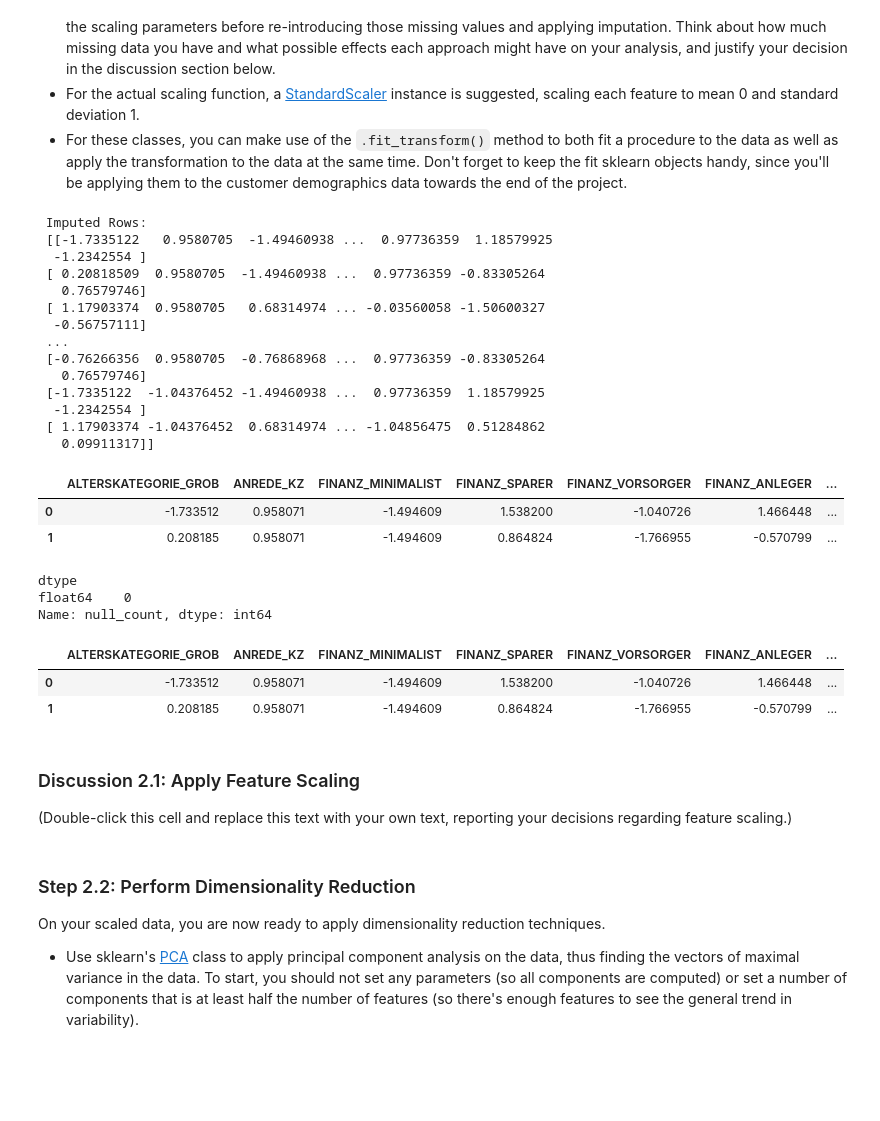
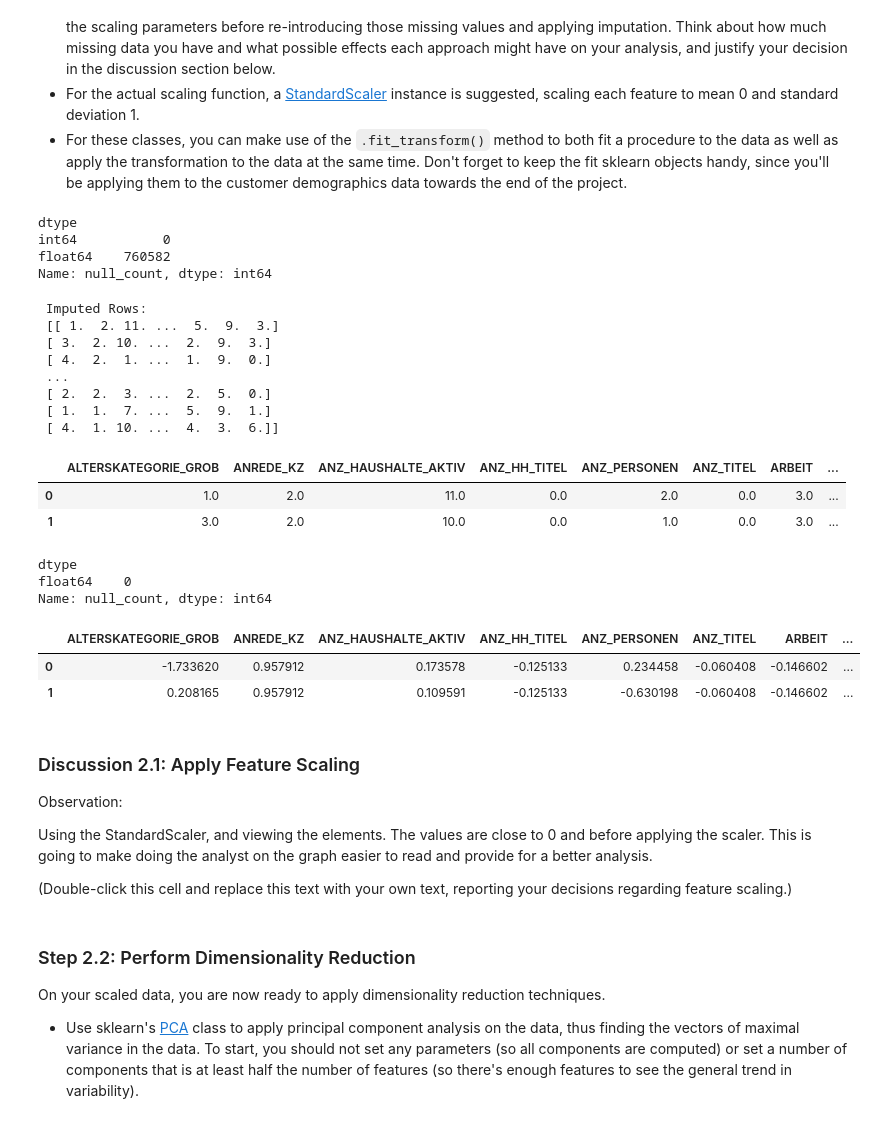
Before and after one commit to darinjswilliams/CustomerSegmentsArvato, a Jupyter notebook: Identify_Customer_Segments.ipynb, the cells around one changed output. Cells and saved outputs as stored; diff of their text form; code cells hidden in the pictures; blank space fills up the shorter version.

```diff
--- a/Identify_Customer_Segments.ipynb
+++ b/Identify_Customer_Segments.ipynb
@@ -911 +950,3 @@ rows_lt_20_subset =  create_feature_rows(rows_lt_20_subset)
+# %%
+rows_lower_threshold =  create_feature_rows(rows_lower_threshold)
 # %%
@@ -920,9 +972,7 @@ rows_lt_20_subset.head()
 # %%
 mixed_data_type_rows = feat_info[feat_info['type'] == 'mixed']['attribute'].values
-
-
 #now find the vales in row lt 20 data frame
-mixed_data_type_rows = [n for n in mixed_data_type_rows if n in rows_lt_20_subset.columns]
+mixed_data_type_rows = [n for n in mixed_data_type_rows if n in rows_lower_threshold.columns]
 print(len(mixed_data_type_rows))
 # %% [output]
 6
@@ -1095,0 +1156,8 @@ verify_clean_data.head()
+# %%
+# Load in the feature summary file.
+# general_demo_df = azdias_demogrh_df.copy()
+# summary_df = feat_info.copy
+# customer_demo_df = cst_demogrh_df.copy()
+test_general_demo_df = general_demo_df.copy()
+clean_data_df = clean_data(test_general_demo_df)
+clean_data_df.head()
@@ -1112,33 +1187,35 @@ Before we apply dimensionality reduction techniques to the data, we need to perf
 # do that now.
 
 #lets check again for null values
-print(check_null_types(rows_lt_20_subset))
+print(check_null_types(clean_data_df))
+# %% [output]
+dtype
+int64           0
+float64    760582
+Name: null_count, dtype: int64
 # %%
 #Impute missing values
-constant_imputer = SimpleImputer(missing_values=np.nan, strategy='constant', fill_value=0)
-imputed_rows = constant_imputer.fit_transform(rows_lt_20_subset)
+constant_imputer = SimpleImputer(strategy='constant', fill_value=0)
+clean_data_df = clean_data_df.reindex(sorted(clean_data_df.columns), axis=1)
+
+imputed_rows = constant_imputer.fit_transform(clean_data_df)
+
 print(f'\n Imputed Rows:\n {imputed_rows}')
 # %% [output]
  Imputed Rows:
- [[-1.7335122   0.9580705  -1.49460938 ...  0.97736359  1.18579925
-  -1.2342554 ]
- [ 0.20818509  0.9580705  -1.49460938 ...  0.97736359 -0.83305264
-   0.76579746]
- [ 1.17903374  0.9580705   0.68314974 ... -0.03560058 -1.50600327
-  -0.56757111]
+ [[ 1.  2. 11. ...  5.  9.  3.]
+ [ 3.  2. 10. ...  2.  9.  3.]
+ [ 4.  2.  1. ...  1.  9.  0.]
  ...
- [-0.76266356  0.9580705  -0.76868968 ...  0.97736359 -0.83305264
-   0.76579746]
- [-1.7335122  -1.04376452 -1.49460938 ...  0.97736359  1.18579925
-  -1.2342554 ]
- [ 1.17903374 -1.04376452  0.68314974 ... -1.04856475  0.51284862
-   0.09911317]]
+ [ 2.  2.  3. ...  2.  5.  0.]
+ [ 1.  1.  7. ...  5.  9.  1.]
+ [ 4.  1. 10. ...  4.  3.  6.]]
 # %%
 #convert back to panda data frame
-imputed_rows_df = pd.DataFrame(imputed_rows, columns=rows_lt_20_subset.columns)
-imputed_rows_df.head(2)
+imputed_clean_df = pd.DataFrame(imputed_rows, columns=clean_data_df.columns)
+imputed_clean_df.head(2)
 # %% [output]
-|  | ALTERSKATEGORIE_GROB | ANREDE_KZ | FINANZ_MINIMALIST | FINANZ_SPARER | FINANZ_VORSORGER | FINANZ_ANLEGER | ... |
-| 0 | -1.733512 | 0.958071 | -1.494609 | 1.538200 | -1.040726 | 1.466448 | ... |
-| 1 | 0.208185 | 0.958071 | -1.494609 | 0.864824 | -1.766955 | -0.570799 | ... |
+|  | ALTERSKATEGORIE_GROB | ANREDE_KZ | ANZ_HAUSHALTE_AKTIV | ANZ_HH_TITEL | ANZ_PERSONEN | ANZ_TITEL | ARBEIT | ... |
+| 0 | 1.0 | 2.0 | 11.0 | 0.0 | 2.0 | 0.0 | 3.0 | ... |
+| 1 | 3.0 | 2.0 | 10.0 | 0.0 | 1.0 | 0.0 | 3.0 | ... |
 # %%
@@ -1150,15 +1227,19 @@ Name: null_count, dtype: int64
 # %%
 from sklearn.preprocessing import StandardScaler
 scaler = StandardScaler()
-rows_lt_20_subset = pd.DataFrame(scaler.fit_transform(imputed_rows_df), columns=imputed_rows_df.columns)
-rows_lt_20_subset.head(2)
+imputed_clean_df = pd.DataFrame(scaler.fit_transform(imputed_clean_df), columns=imputed_clean_df.columns)
+imputed_clean_df.head(2)
 # %% [output]
-|  | ALTERSKATEGORIE_GROB | ANREDE_KZ | FINANZ_MINIMALIST | FINANZ_SPARER | FINANZ_VORSORGER | FINANZ_ANLEGER | ... |
-| 0 | -1.733512 | 0.958071 | -1.494609 | 1.538200 | -1.040726 | 1.466448 | ... |
-| 1 | 0.208185 | 0.958071 | -1.494609 | 0.864824 | -1.766955 | -0.570799 | ... |
+|  | ALTERSKATEGORIE_GROB | ANREDE_KZ | ANZ_HAUSHALTE_AKTIV | ANZ_HH_TITEL | ANZ_PERSONEN | ANZ_TITEL | ARBEIT | ... |
+| 0 | -1.733620 | 0.957912 | 0.173578 | -0.125133 | 0.234458 | -0.060408 | -0.146602 | ... |
+| 1 | 0.208165 | 0.957912 | 0.109591 | -0.125133 | -0.630198 | -0.060408 | -0.146602 | ... |
 # %% [markdown]
 ### Discussion 2.1: Apply Feature Scaling
 
+Observation:
+
+Using the StandardScaler, and viewing the elements. The values are close to 0 and before applying the scaler. This is going to make doing the analyst on the graph easier to read and provide for a better analysis.
+
 (Double-click this cell and replace this text with your own text, reporting your decisions regarding feature scaling.)
 # %% [markdown]
 ### Step 2.2: Perform Dimensionality Reduction
```
Also changed, not shown: parts of 126 cells of this notebook, 2 other files.
